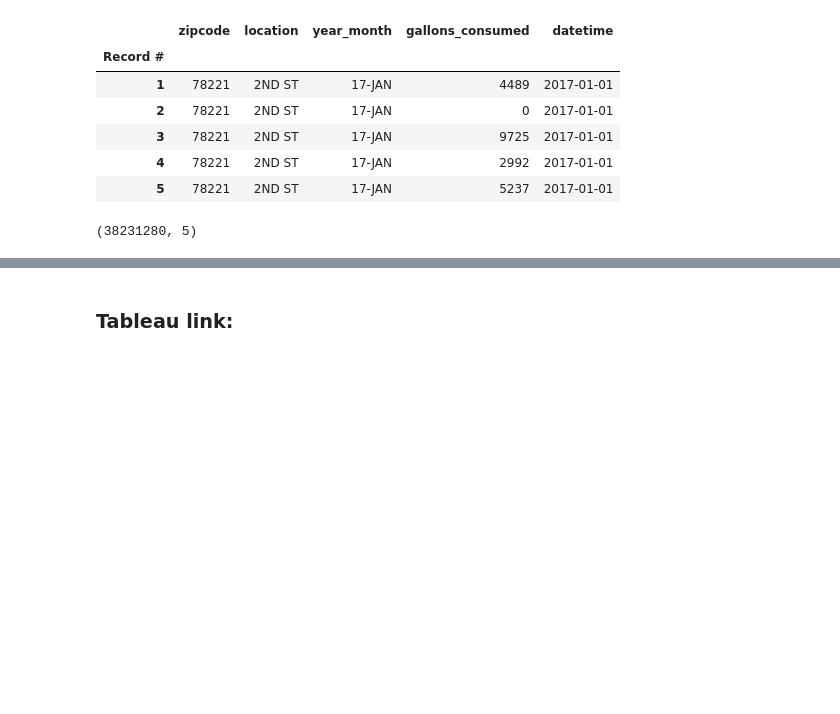
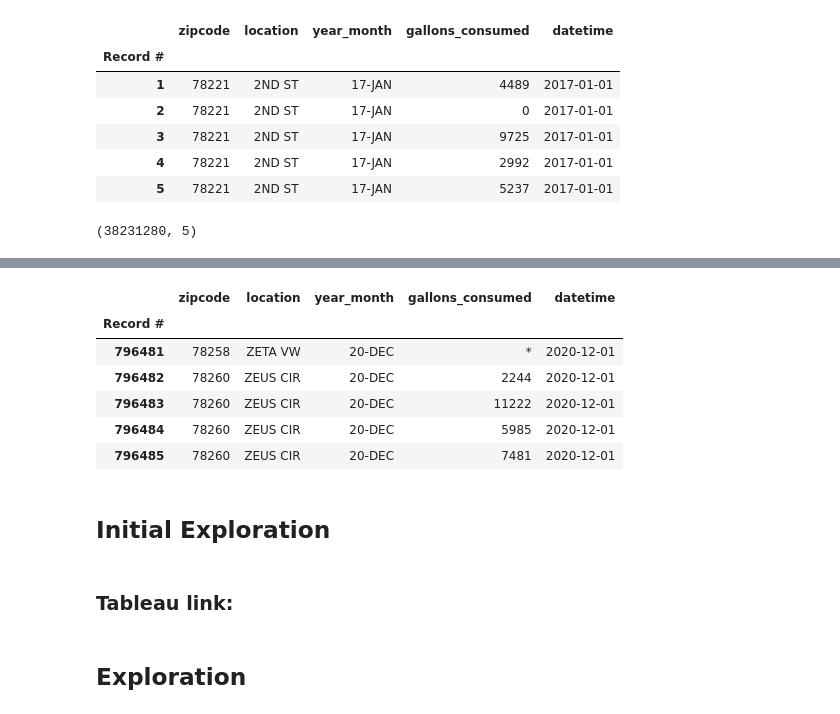
Before and after one commit to slc-data/2021-datathon, a Jupyter notebook: workbooks/lori/all_saws.ipynb, the cells around one changed output, grey strips where cells are left out. Cells and saved outputs as stored; diff of their text form; code cells hidden in the pictures; blank space fills up the shorter version.

```diff
--- a/workbooks/lori/all_saws.ipynb
+++ b/workbooks/lori/all_saws.ipynb
@@ -137,2 +157,14 @@ df.shape
+# %%
+df.tail()
+# %% [output]
+|  | zipcode | location | year_month | gallons_consumed | datetime |
+| Record # |  |  |  |  |  |
+| 796481 | 78258 | ZETA VW | 20-DEC | * | 2020-12-01 |
+| 796482 | 78260 | ZEUS CIR | 20-DEC | 2244 | 2020-12-01 |
+| 796483 | 78260 | ZEUS CIR | 20-DEC | 11222 | 2020-12-01 |
+| 796484 | 78260 | ZEUS CIR | 20-DEC | 5985 | 2020-12-01 |
+| 796485 | 78260 | ZEUS CIR | 20-DEC | 7481 | 2020-12-01 |
+# %% [markdown]
+## Initial Exploration
 # %%
 #explore in tableau
@@ -140,2 +172,4 @@ df.to_csv('clean_saws.csv')
 # %% [markdown]
 ### Tableau link:
+# %% [markdown]
+## Exploration
```
Also changed, not shown: parts of 4 cells of this notebook.
